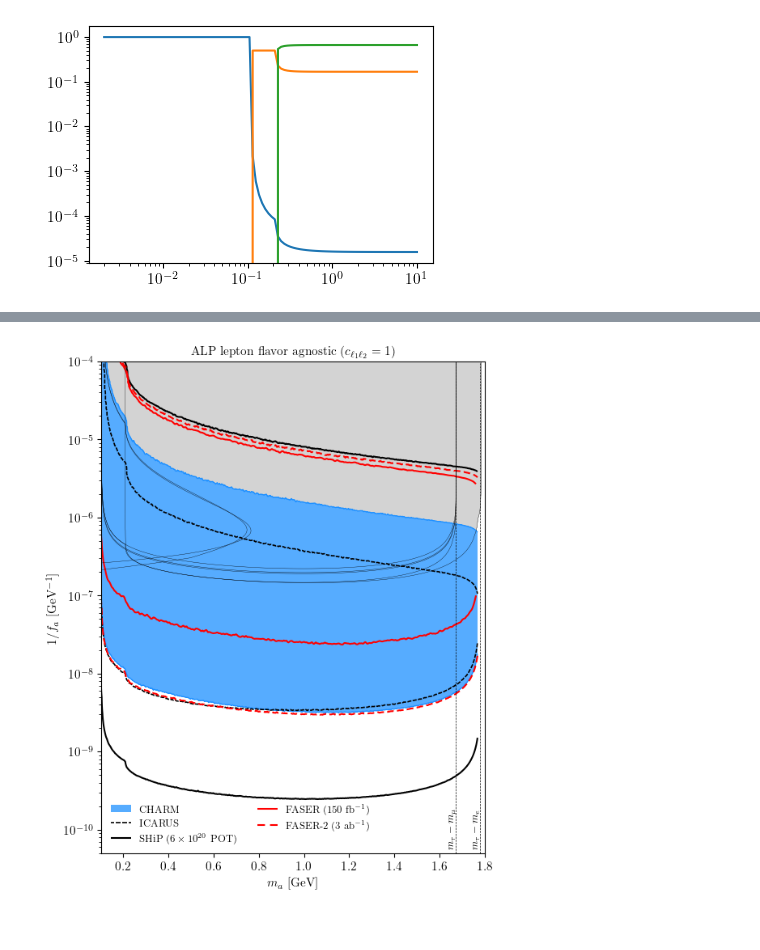
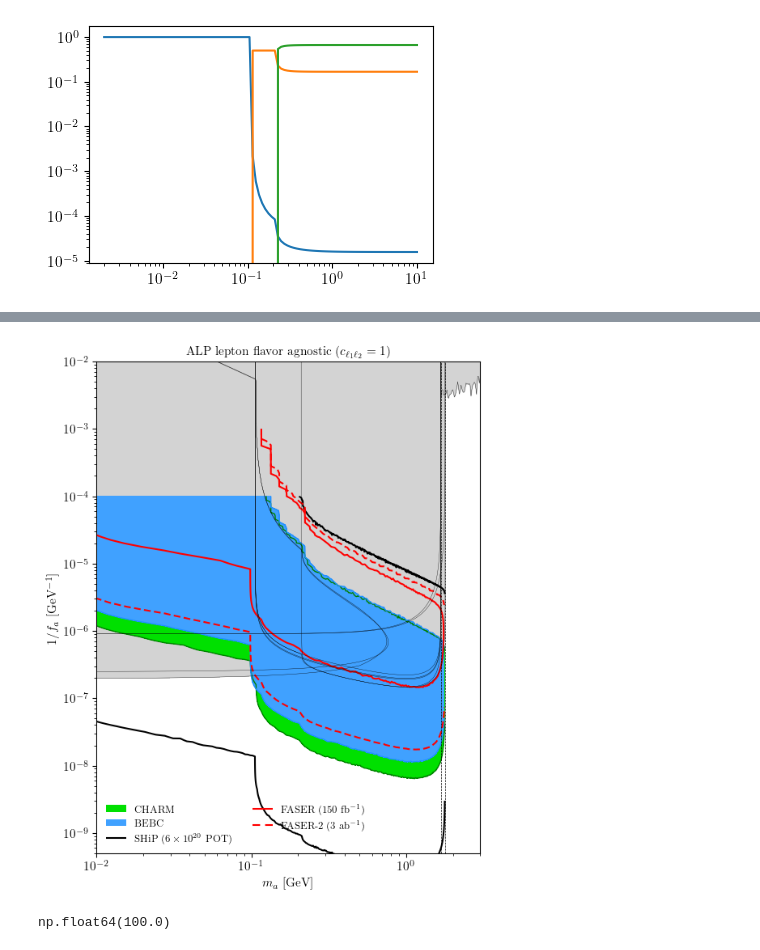
Before and after one commit to mhostert/tauALP, a Jupyter notebook: lfv_main_plots.ipynb, the cells around one changed output, grey strips where cells are left out. Cells and saved outputs as stored; diff of their text form; code cells hidden in the pictures.

```diff
--- a/lfv_main_plots.ipynb
+++ b/lfv_main_plots.ipynb
@@ -34,5 +38,5 @@ plt.loglog(malps, alps.Gamma_a_to_mm()/alps.Gamma_a)
 # %%
-def plot_other_limits(ax):
+def plot_other_limits(ax, c_lepton=None):
 
     # BaBar Limit
     ma, qsi = np.genfromtxt("data/digitized/BABAR_leptophilic.dat", unpack=True)
@@ -43,8 +47,7 @@ def plot_other_limits(ax):
     inv_fa = np.geomspace(1e-9,1e-2, 1000, endpoint=True)
     MA, INV_FA = np.meshgrid(ma, inv_fa)
 
-    alps = ALP(MA, 1/INV_FA)
-
+    alps = ALP(MA, 1/INV_FA, c_lepton=c_lepton)
     ################################################################
     # Belle-II (Tau -> mu alp)
     ma_limit, B_limit_90CL = np.genfromtxt("data/digitized/BelleII_tau_to_mu_a.dat", unpack=True)
@@ -59,7 +62,7 @@ def plot_other_limits(ax):
 
     BR_tau_mu_a = alps.BR_tau_to_a_mu()
     c=ax.contourf(MA, INV_FA, BR_tau_mu_a, levels=[1e-1,1e100], colors=['lightgrey'], alpha=1, zorder=0.2)
-    # c=ax.contour(MA, INV_FA, BR_tau_mu_a, levels=[1e-1], colors=['black'], linestyles='-', linewidths=[0.25], alpha=1, zorder=2)
+    c=ax.contour(MA, INV_FA, BR_tau_mu_a, levels=[1e-2], colors=['black'], linestyles='-', linewidths=[0.25], alpha=1, zorder=2)
 
     ################################################################
     # Belle-II (Tau -> e alp)
@@ -75,7 +78,7 @@ def plot_other_limits(ax):
 
     BR_tau_e_a = alps.BR_tau_to_a_e()
     c=ax.contourf(MA, INV_FA, BR_tau_e_a, levels=[1e-1,1e100], colors=['lightgrey'], alpha=1, zorder=0.2)
-    # c=ax.contour(MA, INV_FA, BR_tau_e_a, levels=[1e-1], colors=['black'], linestyles='-', linewidths=[0.25], alpha=1, zorder=2)
+    c=ax.contour(MA, INV_FA, BR_tau_e_a, levels=[1e-2], colors=['black'], linestyles='-', linewidths=[0.25], alpha=1, zorder=2)
 
     ################################################################
     # Belle (Tau- -> e- (alp -> mu+ mu-)) + (Tau- -> mu- (alp -> mu+ e-))
@@ -146,7 +126,7 @@ array([[0.1       , 0.1033527 , 0.1067054 , ..., 1.76964361, 1.7729963 ,
 # %%
 import scipy
 smear_stddev=0.5
-smear=True
+smear=False
 # %%
 fig, ax = pt.std_fig(figsize=(6,8))
 
@@ -158,16 +138,16 @@ Nsig = 2.3
 X,Y,Z = np.load('data/CHARM_rates.npy', allow_pickle=True)
 if smear:
     Z = scipy.ndimage.filters.gaussian_filter(Z, smear_stddev, mode="nearest", order=0, cval=0)
-c = ax.contourf(X, Y, Z, levels=[Nsig, 1e100], colors=[pt.lighten_color('dodgerblue', 0.75)], alpha=1, zorder=1.4)
-_ = ax.contour(X, Y, Z, levels=[Nsig], colors='dodgerblue', linestyles='-', linewidths=[1], alpha=1, zorder=2)
+c = ax.contourf(X, Y, Z, levels=[Nsig, 1e100], colors=[pt.lighten_color('green', 0.75)], alpha=1, zorder=1.4)
+_ = ax.contour(X, Y, Z, levels=[Nsig], colors='green', linestyles='-', linewidths=[1], alpha=1, zorder=2)
 labels.append(c.legend_elements()[0][0])
 labelnames.append('CHARM')
 
-# X,Y,Z = np.load('data/BEBC_rates.npy', allow_pickle=True)
-# c = ax.contourf(X, Y, Z, levels=[Nsig, 1e100], colors=[pt.lighten_color('darkgreen', 0.85)], alpha=1, zorder=1.5)
-# _ = ax.contour(X, Y, Z, levels=[Nsig], colors='darkgreen', linestyles='-', linewidths=[1], alpha=1, zorder=2)
-# labels.append(c.legend_elements()[0][0])
-# labelnames.append('BEBC')
+X,Y,Z = np.load('data/BEBC_rates.npy', allow_pickle=True)
+c = ax.contourf(X, Y, Z, levels=[Nsig, 1e100], colors=[pt.lighten_color('dodgerblue', 0.85)], alpha=1, zorder=1.5)
+_ = ax.contour(X, Y, Z, levels=[Nsig], colors='dodgerblue', linestyles='-', linewidths=[1], alpha=1, zorder=2)
+labels.append(c.legend_elements()[0][0])
+labelnames.append('BEBC')
 
 
 # X,Y,Z = np.load('data/NA62_rates.npy', allow_pickle=True)
@@ -177,14 +157,14 @@ labelnames.append('CHARM')
 # labelnames.append(r'NA62 ($1.4\times 10^{17}$ POT)')
 
 
-Nsig = 2.3
-X,Y,Z = np.load('data/ICARUS_rates.npy', allow_pickle=True)
-if smear:
-    Z = scipy.ndimage.filters.gaussian_filter(Z, smear_stddev, mode='constant', order=0, cval=0)
-# c = ax.contourf(X, Y, Z, levels=[Nsig, 1e100], colors=[pt.lighten_color('black', 0.5)], alpha=1, zorder=1.1)
-c = ax.contour(X, Y, Z, levels=[Nsig], colors='black', linestyles=[(1,(3,1))], linewidths=[1.2], alpha=1, zorder=2)
-labels.append(c.legend_elements()[0][0])
-labelnames.append('ICARUS')
+# Nsig = 2.3
+# X,Y,Z = np.load('data/ICARUS_rates.npy', allow_pickle=True)
+# if smear:
+#     Z = scipy.ndimage.filters.gaussian_filter(Z, smear_stddev, mode='constant', order=0, cval=0)
+# # c = ax.contourf(X, Y, Z, levels=[Nsig, 1e100], colors=[pt.lighten_color('black', 0.5)], alpha=1, zorder=1.1)
+# c = ax.contour(X, Y, Z, levels=[Nsig], colors='black', linestyles=[(1,(3,1))], linewidths=[1.2], alpha=1, zorder=2)
+# labels.append(c.legend_elements()[0][0])
+# labelnames.append('ICARUS')
 
 # X,Y,Z = np.load('data/MicroBooNE_rates.npy', allow_pickle=True)
 # # c = ax.contourf(X, Y, Z, levels=[Nsig, 1e100], colors=[pt.lighten_color('black', 0.5)], alpha=1, zorder=1.2)
@@ -197,8 +177,6 @@ labelnames.append('ICARUS')
 # c = ax.contour(X, Y, Z, levels=[Nsig], colors='darkorange', linestyles='-', linewidths=[1], alpha=1, zorder=2)
 # labels.append(c.legend_elements()[0][0])
 # labelnames.append('NOvA')
-
-
 
 
 X,Y,Z = np.load('data/SHiP_rates.npy', allow_pickle=True)
@@ -223,34 +201,45 @@ if smear:
     Z = scipy.ndimage.filters.gaussian_filter(Z, smear_stddev, mode="nearest", order=0, cval=0)
 c = ax.contour(X, Y, Z, levels=[Nsig], colors='red', linestyles=[(1,(4,2))], linewidths=[1.5], alpha=1, zorder=2)
 labels.append(c.legend_elements()[0][0])
 labelnames.append(r'FASER-2 (3 ab$^{-1}$)')
 
 
 ax.legend(labels, labelnames, loc='lower left', ncol=2, fontsize=9, frameon=False, framealpha=0.75, edgecolor='black', fancybox=False)
 
 plot_other_limits(ax)
 
 ################################################################
 # Z = const.get_decay_rate_in_cm(Gamma_alp(MA, 1/INV_FA))
 # c=ax.contour(MA, INV_FA, np.log10(Z), levels=[-4,-2,0,2,4], cmap='viridis', linestyles='--', lw=0.1, alpha=1)
 # plt.colorbar(c, label='Events')
 
 ax.set_yscale('log')
-# ax.set_xscale('log')
+ax.set_xscale('log')
 ax.set_ylabel(r'$1/f_a$ [GeV$^{-1}$]')
 ax.set_xlabel(r'$m_a$ [GeV]')
 ax.set_title(r'ALP lepton flavor agnostic ($c_{\ell_1 \ell_2}  = 1$)', fontsize=11)
 
-ax.set_ylim(1e-10/2,1e-4)
-ax.set_xlim(const.m_mu,1.8)
+# ax.set_ylim(1e-10/2,1e-4)
+ax.set_ylim(1e-9/2,1e-2)
+# ax.set_xlim(const.m_mu,1.8)
+ax.set_xlim(1e-2,3)
 
 ax.vlines(const.m_tau - const.m_e, 1e-10/2, 1e-2, color='black', linestyle='--', lw=0.5)
 ax.annotate(r'$m_{\tau} - m_e$', (0.99*(const.m_tau - const.m_e), 0.12e-9/2), fontsize=9, ha='center', rotation=90)
 
 ax.vlines(const.m_tau - const.m_mu, 1e-10/2, 1e-2, color='black', linestyle='--', lw=0.5)
 ax.annotate(r'$m_{\tau} - m_\mu$', (0.99*(const.m_tau - const.m_mu), 0.12e-9/2), fontsize=9, ha='center', rotation=90)
 
 
 fig.savefig('plots/ALP_lepton_flavor_agnostic_2.pdf', bbox_inches='tight', dpi=400)
 # %% [output]
-[figure, old version]
+[figure, new version]
+# %%
+x = np.random.uniform(0, 1, 100)
+w = np.linspace(1, 1, 100)
+bins = np.linspace(0,1,10)
+h, e = np.histogram(x, bins=bins, weights=w)
+# np.sum(h*np.diff(bins))
+np.sum(h)
+# %% [output]
+np.float64(100.0)
```
Also changed, not shown: parts of 5 cells of this notebook, 21 other files.
